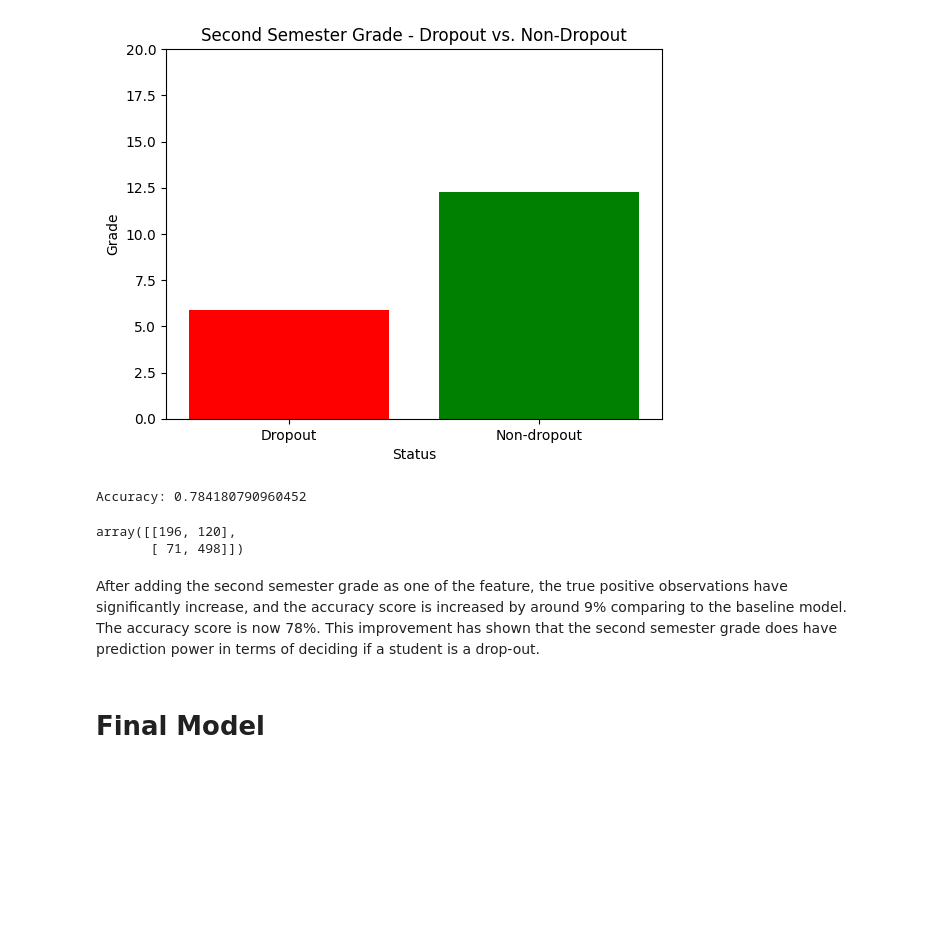
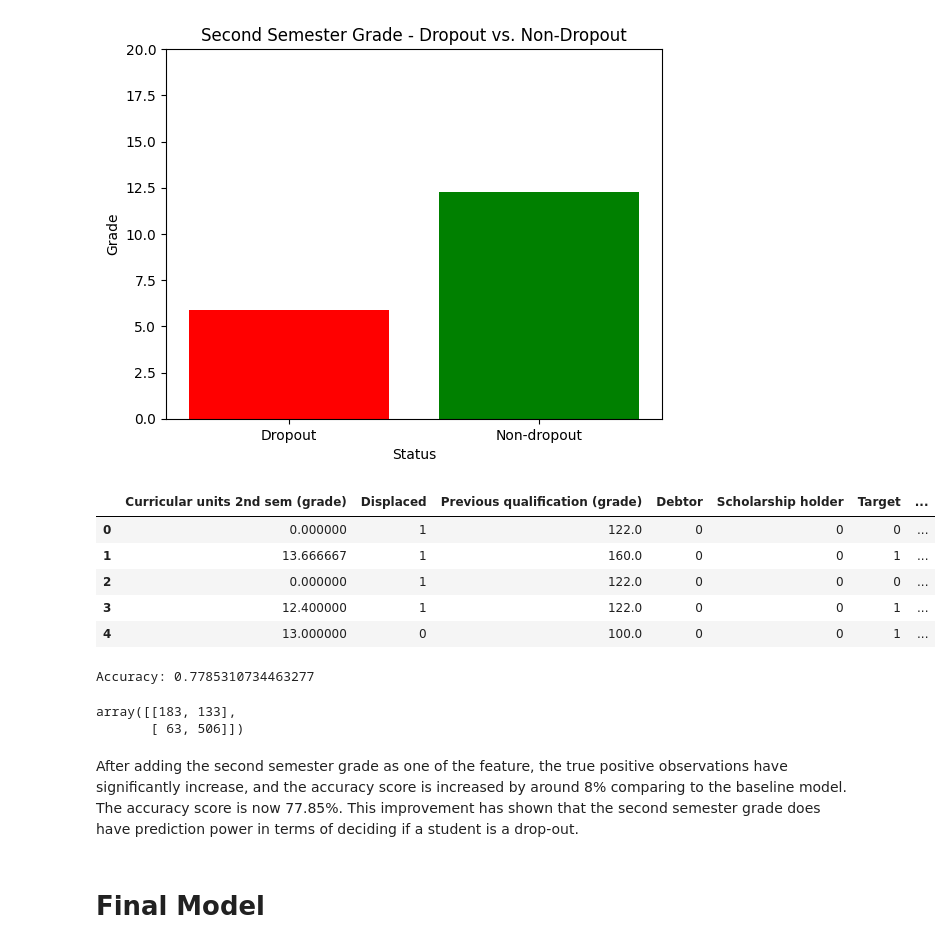
Before and after one commit to mnmay2020/MATH189_Project, a Jupyter notebook: Krystal_finalize_model.ipynb, the cells around one changed output. Saved outputs shown, nothing was run; the diff lists cells and outputs as text; code cells hidden in the pictures; blank space fills up the shorter version.

```diff
--- a/Krystal_finalize_model.ipynb
+++ b/Krystal_finalize_model.ipynb
@@ -156,12 +157,21 @@ plt.show()
 # %%
 #adding new features into the model.
 df_updated = df1[[
     'Curricular units 2nd sem (grade)',
     'Marital Status','Displaced',
-    'Previous qualification',
+    'Previous qualification (grade)',
     'Debtor',
     'Scholarship holder',
     'Target']]
+df_updated = pd.get_dummies(df_updated, columns=['Marital Status'])
+df_updated.head()
+# %% [output]
+|  | Curricular units 2nd sem (grade) | Displaced | Previous qualification (grade) | Debtor | Scholarship holder | Target | ... |
+| 0 | 0.000000 | 1 | 122.0 | 0 | 0 | 0 | ... |
+| 1 | 13.666667 | 1 | 160.0 | 0 | 0 | 1 | ... |
+| 2 | 0.000000 | 1 | 122.0 | 0 | 0 | 0 | ... |
+| 3 | 12.400000 | 1 | 122.0 | 0 | 0 | 1 | ... |
+| 4 | 13.000000 | 0 | 100.0 | 0 | 0 | 1 | ... |
 # %%
 X_updated = df_updated.drop('Target', axis=1)
 y_updated = df_updated['Target']
@@ -190,11 +200,11 @@ confusion_matrix_updated = confusion_matrix(y_test_updated, y_pred_updated)
 
 confusion_matrix_updated
 # %% [output]
-Accuracy: 0.784180790960452
+Accuracy: 0.7785310734463277
-array([[196, 120],
-       [ 71, 498]])
+array([[183, 133],
+       [ 63, 506]])
 # %% [markdown]
-After adding the second semester grade as one of the feature, the true positive observations have significantly increase, and the accuracy score is increased by around 9% comparing to the baseline model. The accuracy score is now 78%. This improvement has shown that the second semester grade does have prediction power in terms of deciding if a student is a drop-out.
+After adding the second semester grade as one of the feature, the true positive observations have significantly increase, and the accuracy score is increased by around 8% comparing to the baseline model. The accuracy score is now 77.85%. This improvement has shown that the second semester grade does have prediction power in terms of deciding if a student is a drop-out.
 # %% [markdown]
 # Final Model
 # %% [markdown]
```
Also changed, not shown: parts of 6 cells of this notebook, 1 other file.
